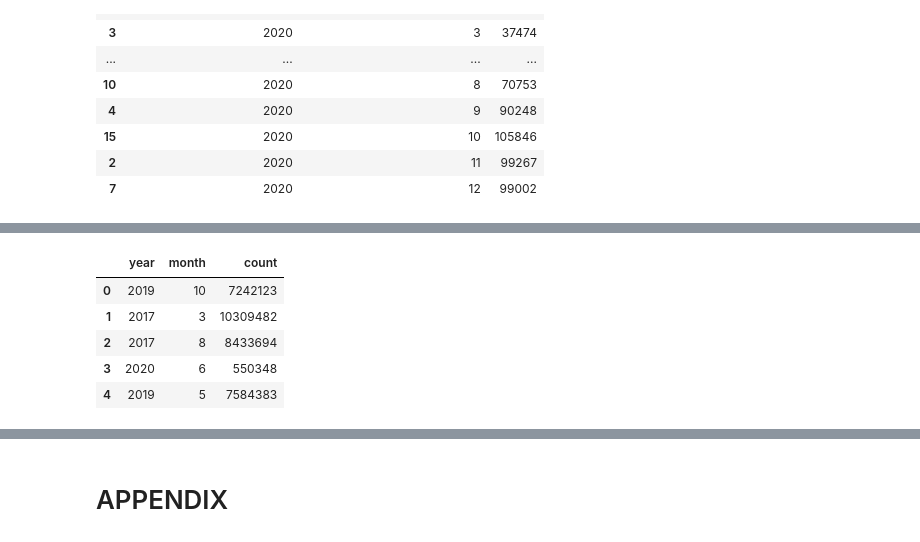
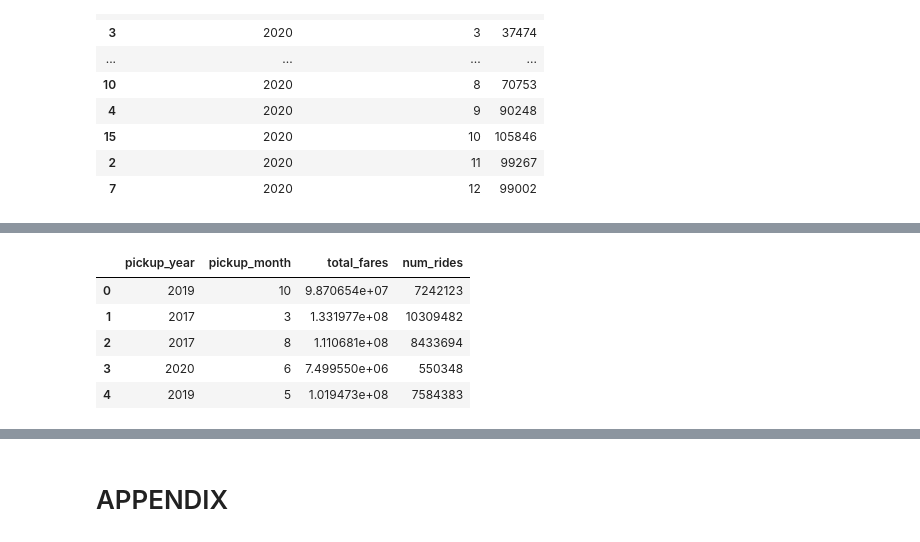
Before and after one commit to davidgolshi/nyc-taxi-spark-hadoop, a Jupyter notebook: NYC_Spark.ipynb, the cells around one changed output, grey strips where cells are left out. Saved outputs shown, nothing was run; the diff lists cells and outputs as text; code cells hidden in the pictures.

```diff
--- a/NYC_Spark.ipynb
+++ b/NYC_Spark.ipynb
@@ -170,11 +212,11 @@ df.select(month(df.tpep_pickup_datetime)).distinct().collect()
  Row(month(tpep_pickup_datetime)=2)]
 # %%
 # check if the years are correct like the pickup datetime
-print('unique years:', df.select(year(df.tpep_dropoff_datetime)).distinct().collect())
+print('unique years:', df.select(F.year(df.tpep_dropoff_datetime)).distinct().collect())
 
 # there are extra rows with improper years, check the amount of bad data
-print('rows with wrong years:', df.filter(~year(df.tpep_dropoff_datetime).isin(years)).count())
+print('rows with wrong years:', df.filter(~F.year(df.tpep_dropoff_datetime).isin(years)).count())
 
 # only 75 rows, we can drop them
-df = df.filter(year(df.tpep_dropoff_datetime).isin(years))
+df = df.filter(F.year(df.tpep_dropoff_datetime).isin(years))
 # %% [output]
@@ -251,3 +275,6 @@ dates with null values
 | 15 | 2020 | 10 | 105846 |
 | 2 | 2020 | 11 | 99267 |
 | 7 | 2020 | 12 | 99002 |
+# %%
+# remove rows with null values
+df = df.na.drop('any').collect()
@@ -254,27 +295,23 @@ dates with null values
 # %%
 # user defined function for finding difference between two timestamps in minutes
-time_difference_udf = udf(lambda pickup, dropoff: (unix_timestamp(dropoff) - unix_timestamp(pickup)) / 60, DoubleType())
+time_difference_udf = F.udf(lambda pickup, dropoff: (F.unix_timestamp(dropoff) - F.unix_timestamp(pickup)) / 60, DoubleType())
 # %%
 # get attributes of dates
-df = df.withColumn('pickup_year', year('tpep_pickup_datetime')) \
-       .withColumn('pickup_month', month('tpep_pickup_datetime')) \
-       .withColumn('pickup_week', weekofyear('tpep_pickup_datetime')) \
-       .withColumn('ride_duration', time_difference_udf(col('tpep_pickup_datetime'), col('tpep_dropoff_datetime')))
+df = df.withColumn('pickup_year', F.year('tpep_pickup_datetime')) \
+       .withColumn('pickup_month', F.month('tpep_pickup_datetime')) \
+       .withColumn('pickup_week', F.weekofyear('tpep_pickup_datetime')) \
+       .withColumn('ride_duration', time_difference_udf(F.col('tpep_pickup_datetime'), F.col('tpep_dropoff_datetime')))
 # %%
-# number of rides per month
-rides_per_month = df.select(
-                        'pickup_year',
-                        'pickup_month',
-                        'fare_amount') \
-                    .groupBy('pickup_year', 'pickup_month') \
-                    .count() \
-                    .toPandas()
+# sum of fares and count of rides by year, month
+fare_by_year_month = df.groupBy('pickup_year', 'pickup_month') \
+                        .agg(F.sum('fare_amount').alias('total_fares'), F.count('*').alias('num_rides')) \
+                        .toPandas()
 
-rides_per_month.head()
+fare_by_year_month.head()
 # %% [output]
-|  | year | month | count |
-| 0 | 2019 | 10 | 7242123 |
-| 1 | 2017 | 3 | 10309482 |
-| 2 | 2017 | 8 | 8433694 |
-| 3 | 2020 | 6 | 550348 |
-| 4 | 2019 | 5 | 7584383 |
+|  | pickup_year | pickup_month | total_fares | num_rides |
+| 0 | 2019 | 10 | 9.870654e+07 | 7242123 |
+| 1 | 2017 | 3 | 1.331977e+08 | 10309482 |
+| 2 | 2017 | 8 | 1.110681e+08 | 8433694 |
+| 3 | 2020 | 6 | 7.499550e+06 | 550348 |
+| 4 | 2019 | 5 | 1.019473e+08 | 7584383 |
```
Also changed, not shown: parts of 20 cells of this notebook.
